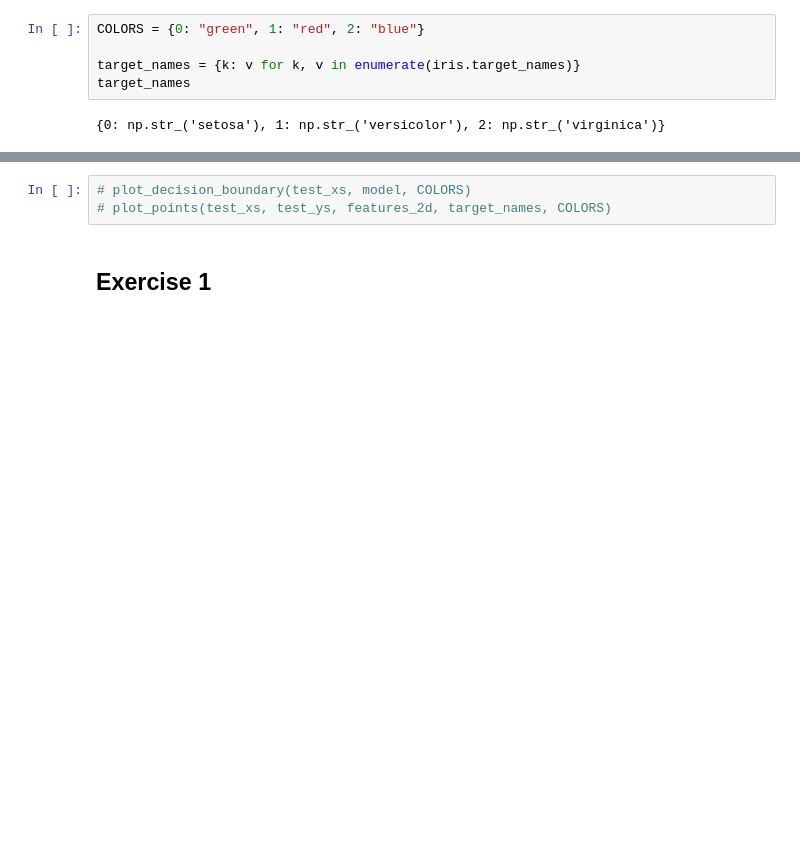
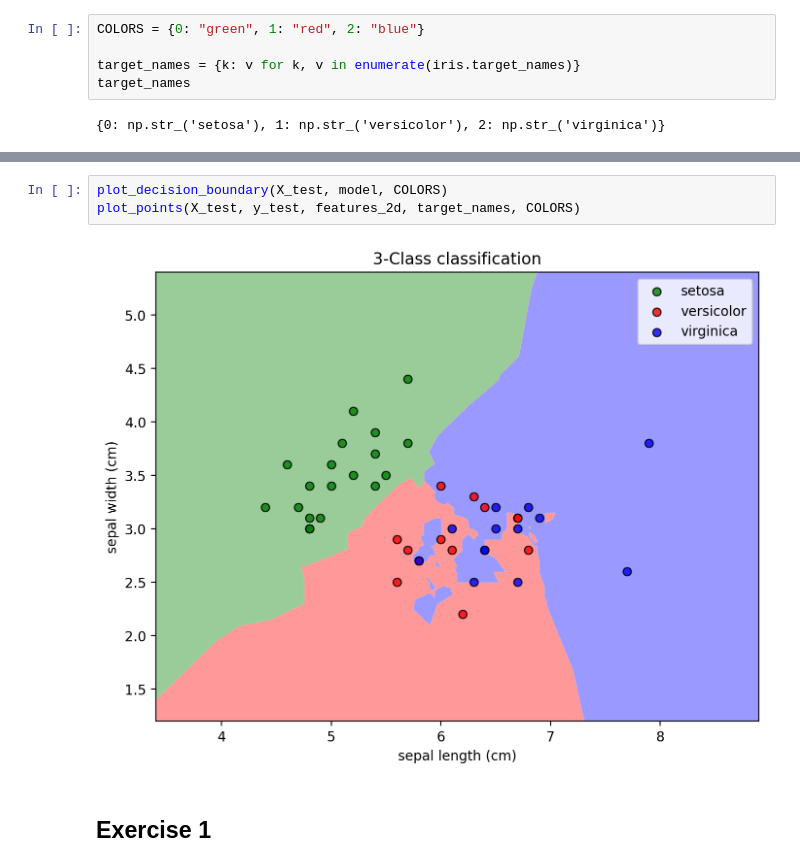
Before and after one commit to Wubpooz/APP5, a Jupyter notebook: Apprentissage_Automatise/TP 1 - Scikit-Learn - Classification.ipynb, the cells around one changed output, grey strips where cells are left out. Drawn from its saved outputs; the diff is of its cells as text; blank space fills up the shorter version.

```diff
--- a/Apprentissage_Automatise/TP 1 - Scikit-Learn - Classification.ipynb
+++ b/Apprentissage_Automatise/TP 1 - Scikit-Learn - Classification.ipynb
@@ -193,6 +203,8 @@ target_names
 # %%
-# plot_decision_boundary(test_xs, model, COLORS)
-# plot_points(test_xs, test_ys, features_2d, target_names, COLORS)
+plot_decision_boundary(X_test, model, COLORS)
+plot_points(X_test, y_test, features_2d, target_names, COLORS)
+# %% [output]
+[figure, added]
 # %% [markdown]
 ## Exercise 1
 # %% [markdown]
```
Also changed, not shown: parts of 19 cells of this notebook.
